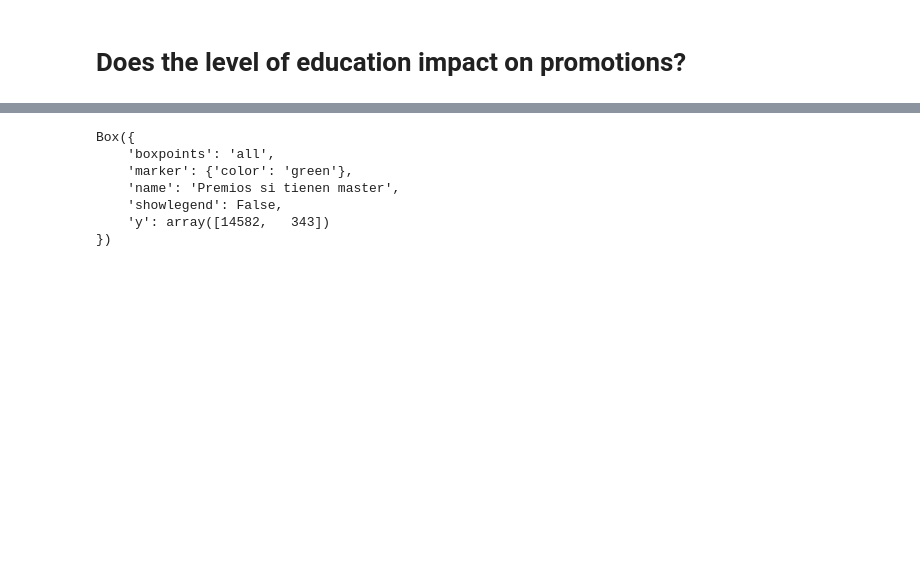
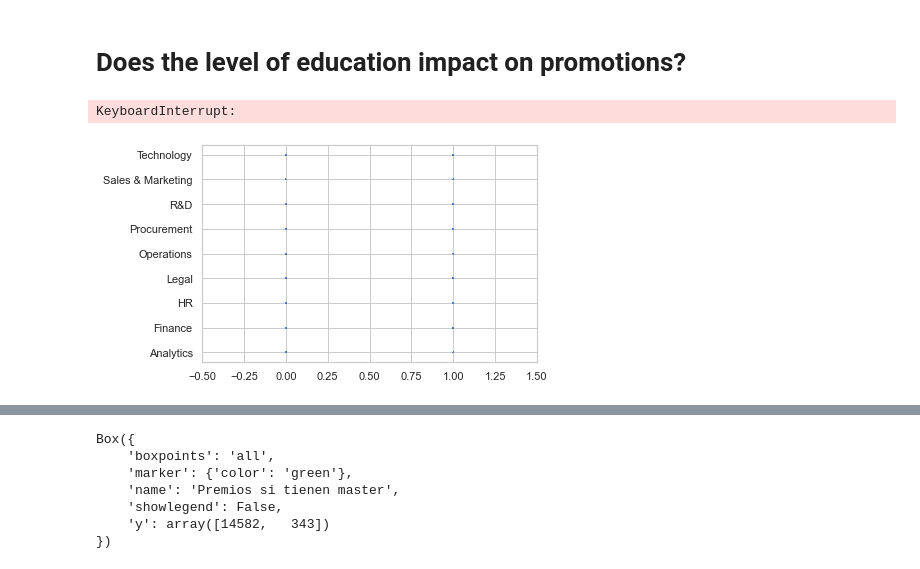
Before and after one commit to noriolg/HR-promocion-empleados, a Jupyter notebook: EDA/Answering Questions - Laura.ipynb, the cells around one changed output, grey strips where cells are left out. Saved outputs shown, nothing was run; the diff lists cells and outputs as text; code cells hidden in the pictures; blank space fills up the shorter version.

```diff
--- a/EDA/Answering Questions - Laura.ipynb
+++ b/EDA/Answering Questions - Laura.ipynb
@@ -49,3 +63,11 @@ sns.scatterplot(x="previous_year_rating", y="avg_training_score",
 [figure]
 # %% [markdown]
 # Does the level of education impact on promotions?
+# %%
+sns.set_theme(style="whitegrid", palette="muted")
+# Draw a categorical scatterplot to show each observation
+ax = sns.swarmplot(data=df, x="gender", y="department", hue="is_promoted", s=1)
+ax.set(ylabel="")
+# %% [output]
+KeyboardInterrupt:
+[figure, added]
```
Also changed, not shown: parts of 22 cells of this notebook.
